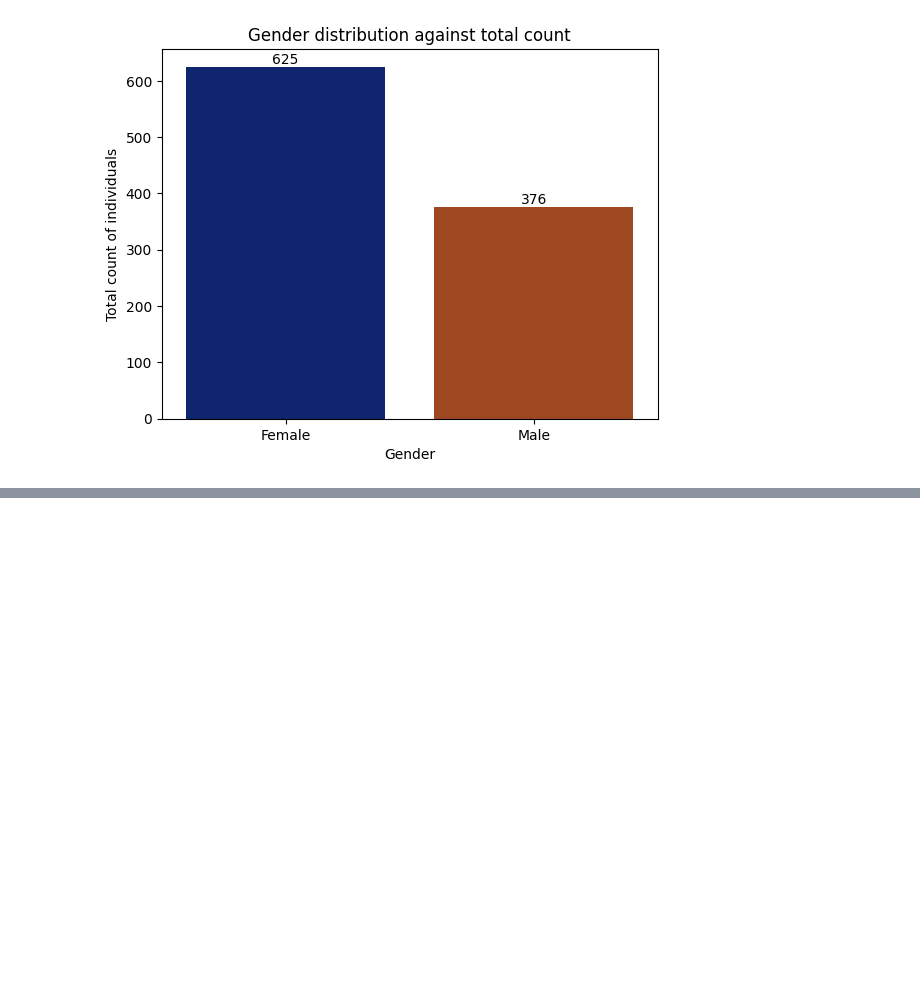
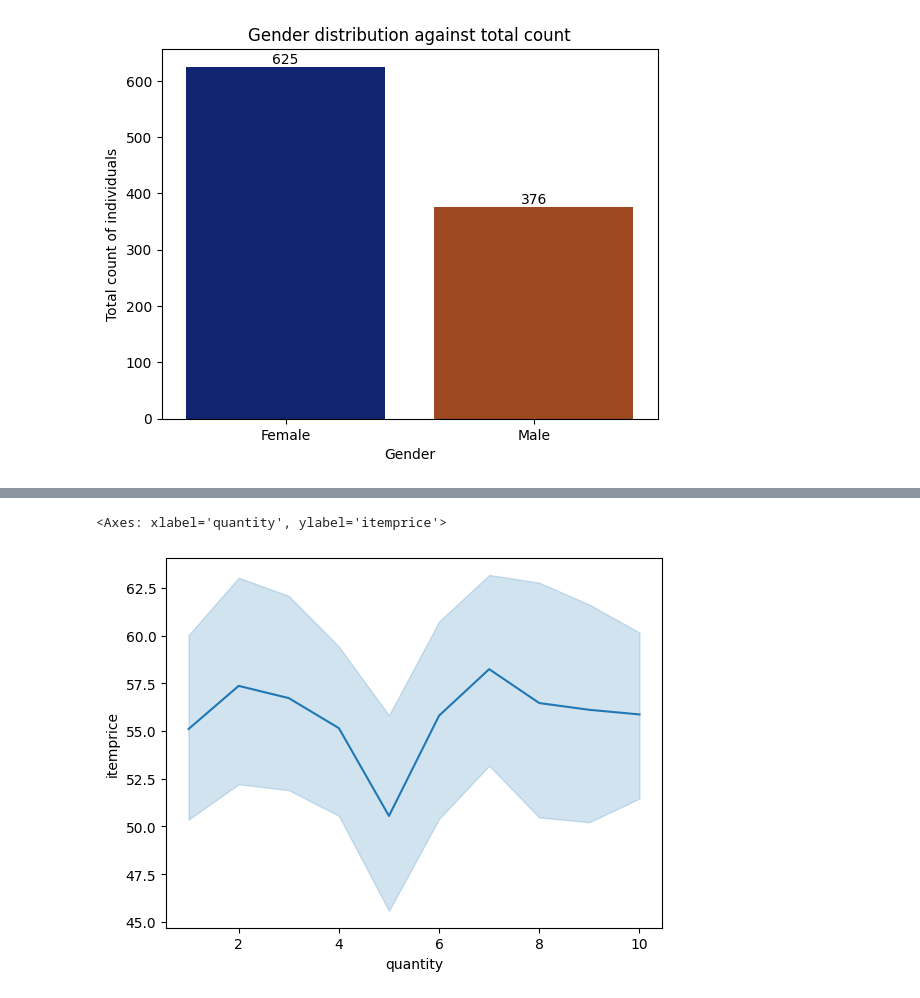
Before and after one commit to sylviaalice58/Datascience, a Jupyter notebook: eda.ipynb, the cells around one changed output, grey strips where cells are left out. Saved outputs shown, nothing was run; the diff lists cells and outputs as text; code cells hidden in the pictures; blank space fills up the shorter version.

```diff
--- a/eda.ipynb
+++ b/eda.ipynb
@@ -160,0 +181,5 @@ Passing `palette` without assigning `hue` is deprecated and will be removed in v
+# %%
+sns.lineplot(x="quantity",y="itemprice",data=data)
+# %% [output]
+<Axes: xlabel='quantity', ylabel='itemprice'>
+[figure, added]
```
Also changed, not shown: parts of 1 cell of this notebook.
